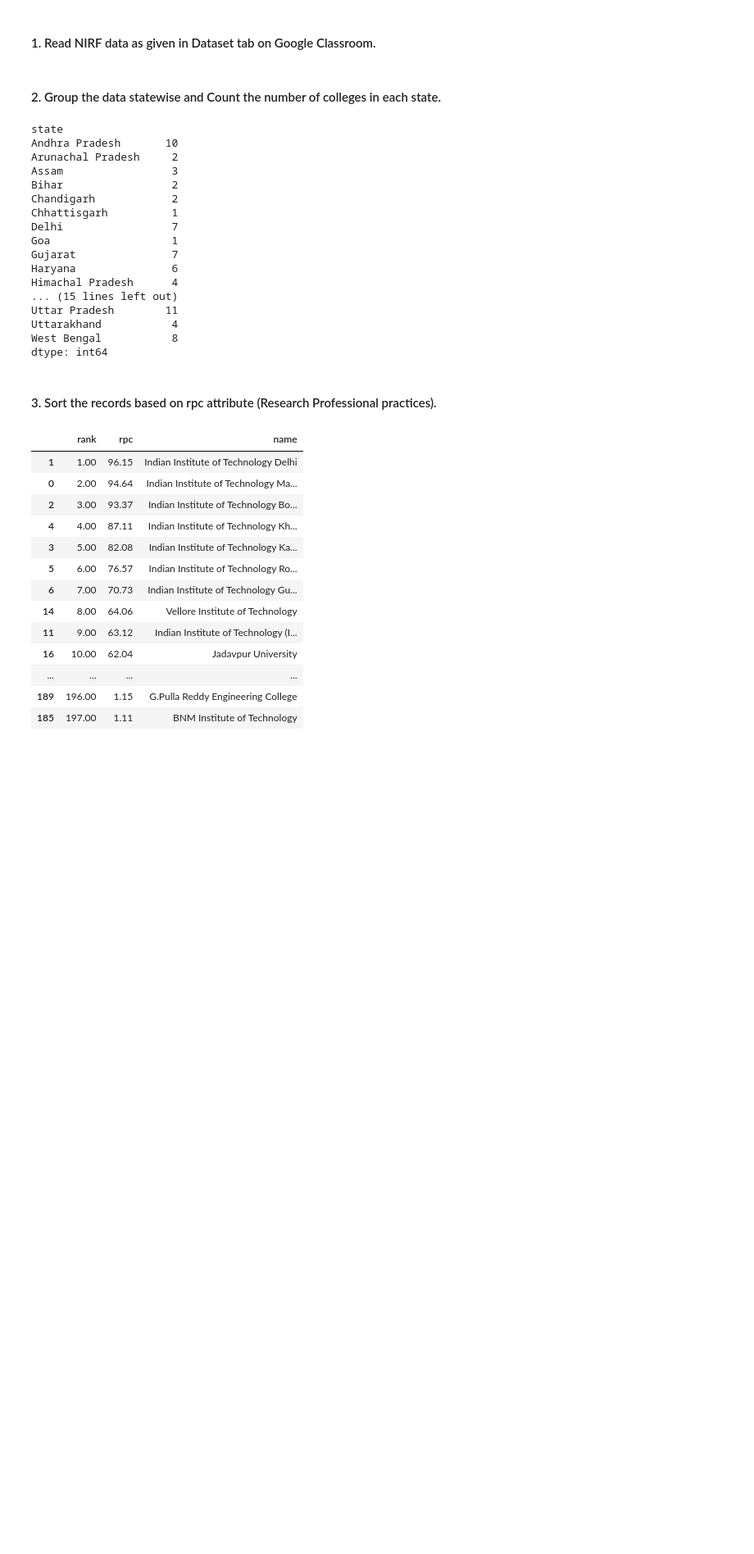
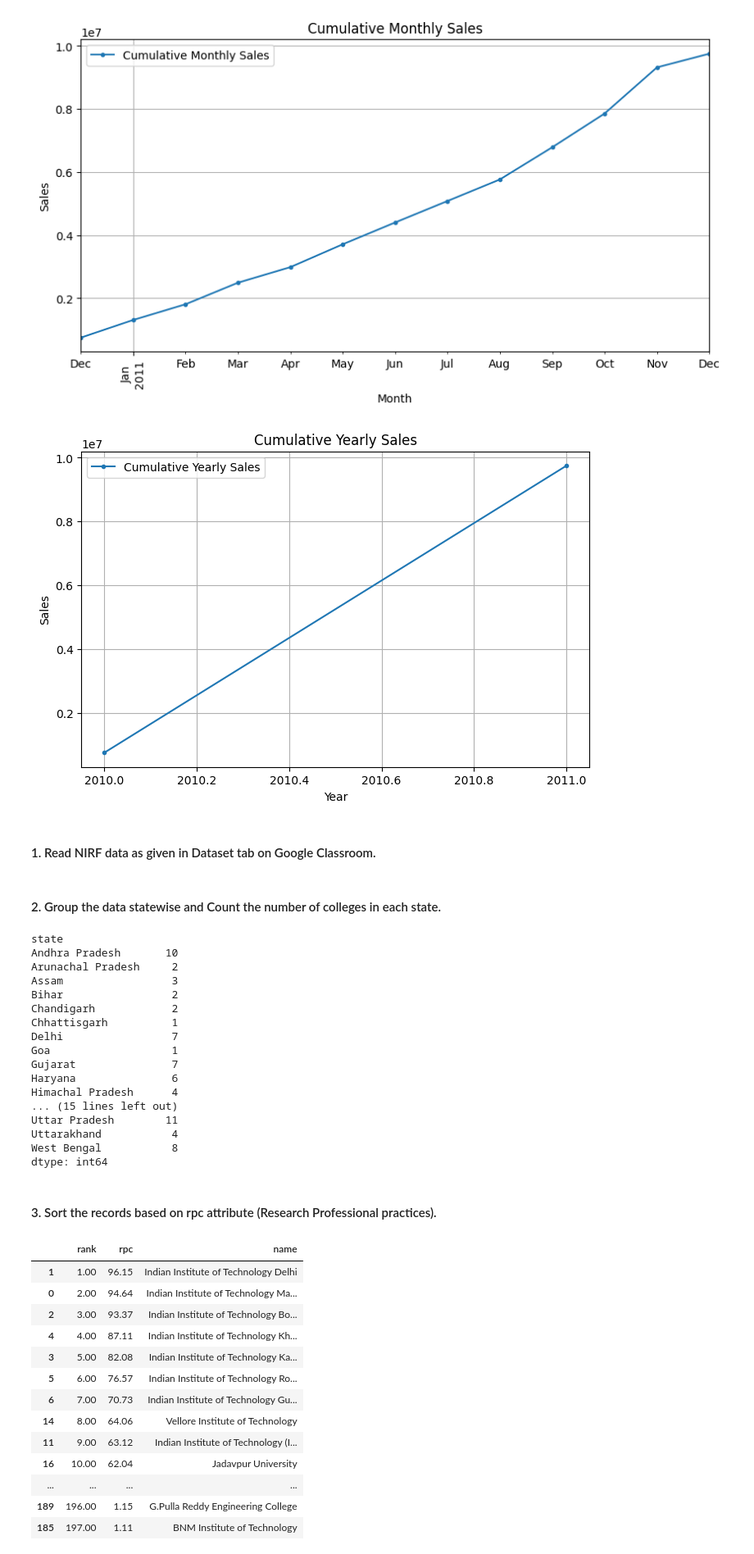
Before and after one commit to Deep-relay/DMA-Lab, a Jupyter notebook: 6th Lab/(Exercise) 7.ipynb, the cells around one changed output. Shown at 82% size. Drawn from its saved outputs; the diff is of its cells as text; code cells hidden in the pictures; blank space fills up the shorter version.

```diff
--- a/6th Lab/(Exercise) 7.ipynb
+++ b/6th Lab/(Exercise) 7.ipynb
@@ -8,3 +74,34 @@ pandas.set_option('display.width', 1000)
+# %%
+# 5. Find cumulative sales monthly and yearly and plot them
+df["InvoiceDate"] = pandas.to_datetime(df["InvoiceDate"])
+df["Year"] = df["InvoiceDate"].dt.year
+df["Month"] = df["InvoiceDate"].dt.to_period("M")
+df["TotalSale"] = df["UnitPrice"] * df["Quantity"]
+
+monthly_sales = df.groupby("Month")["TotalSale"].sum().cumsum()
+yearly_sales = df.groupby("Year")["TotalSale"].sum().cumsum()
+
+plt.figure(figsize=(10, 5))
+monthly_sales.plot(marker=".", label="Cumulative Monthly Sales")
+plt.xlabel("Month")
+plt.ylabel("Sales")
+plt.xticks(rotation=90)
+plt.legend()
+plt.title("Cumulative Monthly Sales")
+plt.grid(True)
+plt.show()
+
+plt.figure(figsize=(8, 5))
+yearly_sales.plot(marker=".",label="Cumulative Yearly Sales")
+plt.xlabel("Year")
+plt.ylabel("Sales")
+plt.legend()
+plt.title("Cumulative Yearly Sales")
+plt.grid(True)
+plt.show()
+# %% [output]
+[figure, added]
+[figure, added]
 # %% [markdown]
 #### 1. Read NIRF data as given in Dataset tab on Google Classroom.
 # %%
```
Also changed, not shown: parts of 5 cells of this notebook, 2 other files.
